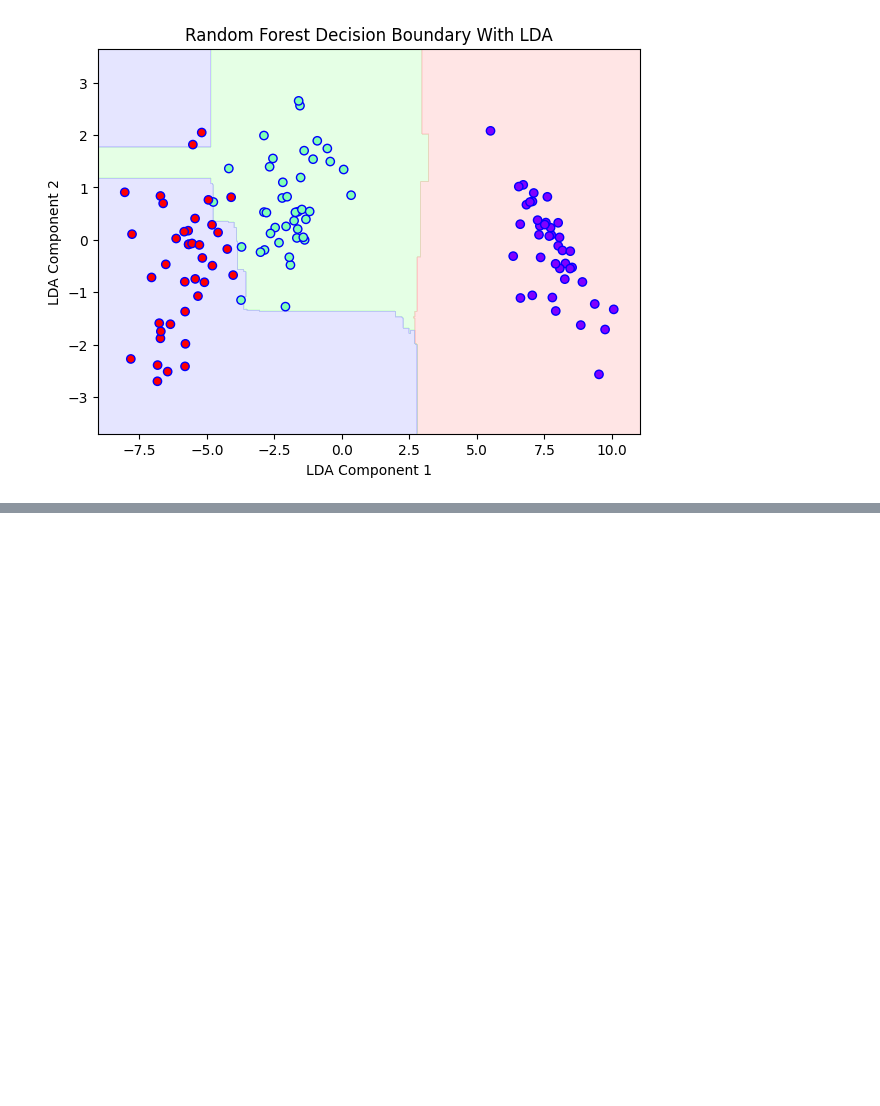
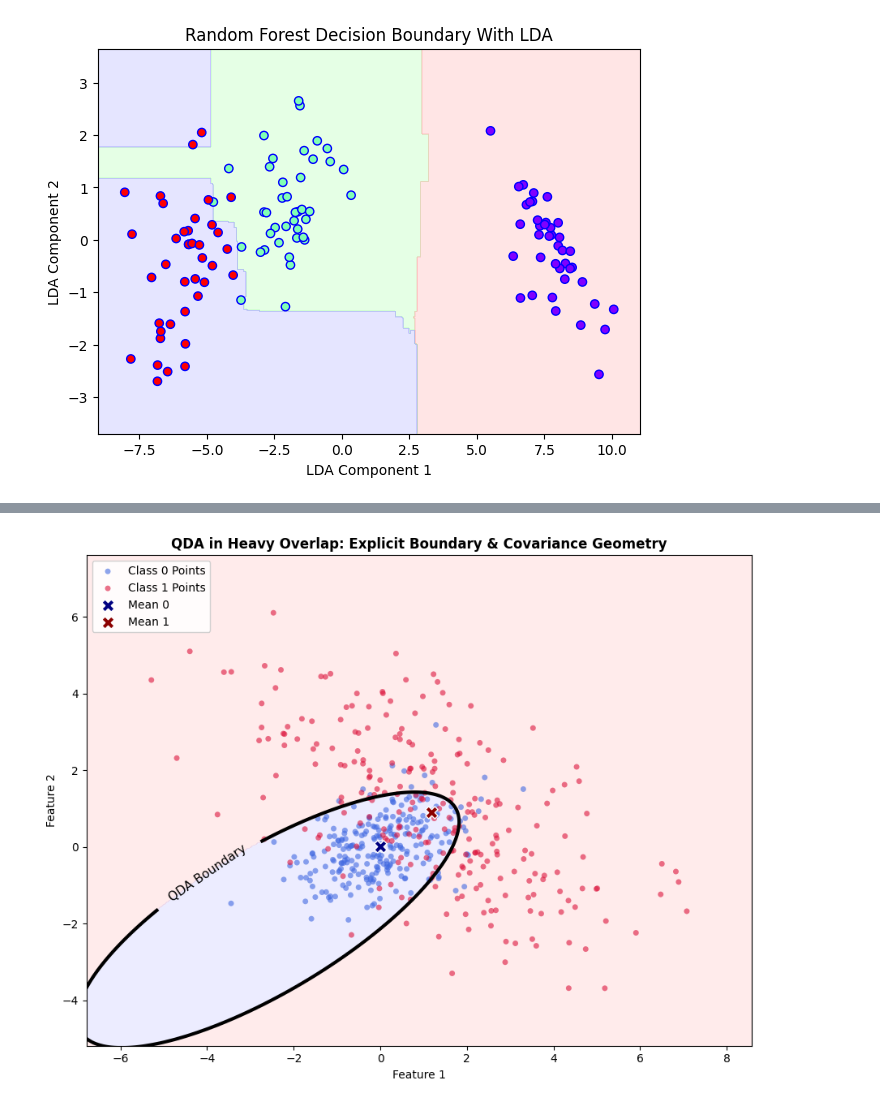
Before and after one commit to malik09-teach/batch-01, a Jupyter notebook: classification/LDA.ipynb, the cells around one changed output, grey strips where cells are left out. Saved outputs shown, nothing was run; the diff lists cells and outputs as text; code cells hidden in the pictures; blank space fills up the shorter version.

```diff
--- a/classification/LDA.ipynb
+++ b/classification/LDA.ipynb
@@ -149,0 +202,85 @@ plt.show()
+# %%
+import numpy as np
+import matplotlib.pyplot as plt
+from matplotlib.patches import Ellipse
+from sklearn.discriminant_analysis import QuadraticDiscriminantAnalysis
+from numpy.linalg import eigh
+
+# 1. Synthesize heavily overlapping (merged) classes
+np.random.seed(42)
+# Class 0: tight cluster at origin
+X0 = np.random.randn(250, 2) @ np.array([[1.0, 0.2], [0.2, 0.8]]) + np.array([0.0, 0.0])
+# Class 1: wider cluster overlapping Class 0
+X1 = np.random.randn(250, 2) @ np.array([[2.2, -0.6], [-0.6, 1.8]]) + np.array([1.2, 0.8])
+
+X = np.vstack([X0, X1])
+y = np.array([0] * len(X0) + [1] * len(X1))
+
+# 2. Fit QDA
+qda = QuadraticDiscriminantAnalysis(store_covariance=True)
+qda.fit(X, y)
+
+# 3. Create a wide mesh grid to capture curved quadratic branches
+x_pad, y_pad = 2.0, 2.0
+x_min, x_max = X[:, 0].min() - x_pad, X[:, 0].max() + x_pad
+y_min, y_max = X[:, 1].min() - y_pad, X[:, 1].max() + y_pad
+xx, yy = np.meshgrid(np.linspace(x_min, x_max, 500),
+                     np.linspace(y_min, y_max, 500))
+
+grid = np.c_[xx.ravel(), yy.ravel()]
+
+# Use the log-likelihood / discriminant score difference: delta_1(x) - delta_0(x) = 0
+# This creates a sharp zero-crossing that avoids probability saturation
+log_p = qda._decision_function(grid)
+z = (log_p[:, 1] - log_p[:, 0]).reshape(xx.shape)
+
+# 4. Plotting
+fig, ax = plt.subplots(figsize=(9, 7))
+
+# Shaded decision regions
+ax.contourf(xx, yy, z > 0, alpha=0.15, cmap='bwr')
+
+# PRIMARY FIX: High-contrast, thick solid boundary line at the zero-difference threshold
+boundary = ax.contour(xx, yy, z, levels=[0], colors='black', linewidths=3.0, linestyles='-')
+ax.clabel(boundary, fmt={0: 'QDA Boundary'}, inline=True, fontsize=11)
+
+# Helper function to plot 2-sigma covariance ellipses
+def plot_cov_ellipse(mean, cov, ax, color, label):
+    vals, vecs = np.eigh(cov)
+    order = vals.argsort()[::-1]
+    vals, vecs = vals[order], vecs[:, order]
+    theta = np.degrees(np.arctan2(*vecs[:, 0][::-1]))
+    width, height = 2 * 2.0 * np.sqrt(vals)  # 2-sigma boundary (~95% coverage)
+    ell = Ellipse(xy=mean, width=width, height=height, angle=theta,
+                  edgecolor=color, facecolor='none', lw=2, ls='--', label=label)
+    ax.add_patch(ell)
+
+def plot_cov_ellipse(mean, cov, ax, color, label):
+    # Fix: use np.linalg.eigh instead of np.eigh
+    vals, vecs = np.linalg.eigh(cov)
+    order = vals.argsort()[::-1]
+    vals, vecs = vals[order], vecs[:, order]
+    theta = np.degrees(np.arctan2(*vecs[:, 0][::-1]))
+    width, height = 2 * 2.0 * np.sqrt(vals)  # 2-sigma boundary (~95% coverage)
+    ell = Ellipse(xy=mean, width=width, height=height, angle=theta,
+                  edgecolor=color, facecolor='none', lw=2, ls='--', label=label)
+    ax.add_patch(ell)
+
+# Scatter the observations
+ax.scatter(X0[:, 0], X0[:, 1], c='royalblue', s=25, alpha=0.6, edgecolors='none', label='Class 0 Points')
+ax.scatter(X1[:, 0], X1[:, 1], c='crimson', s=25, alpha=0.6, edgecolors='none', label='Class 1 Points')
+
+# Mark centroids
+ax.scatter(qda.means_[0][0], qda.means_[0][1], c='navy', s=120, marker='X', edgecolors='white', label='Mean 0')
+ax.scatter(qda.means_[1][0], qda.means_[1][1], c='darkred', s=120, marker='X', edgecolors='white', label='Mean 1')
+
+ax.set_title("QDA in Heavy Overlap: Explicit Boundary & Covariance Geometry", fontsize=12, fontweight='bold')
+ax.set_xlabel("Feature 1")
+ax.set_ylabel("Feature 2")
+ax.set_xlim(x_min + 0.5, x_max - 0.5)
+ax.set_ylim(y_min + 0.5, y_max - 0.5)
+ax.legend(loc='upper left', framealpha=0.9)
+plt.tight_layout()
+plt.show()
+# %% [output]
+[figure, added]
```
Also changed, not shown: parts of 1 cell of this notebook.
